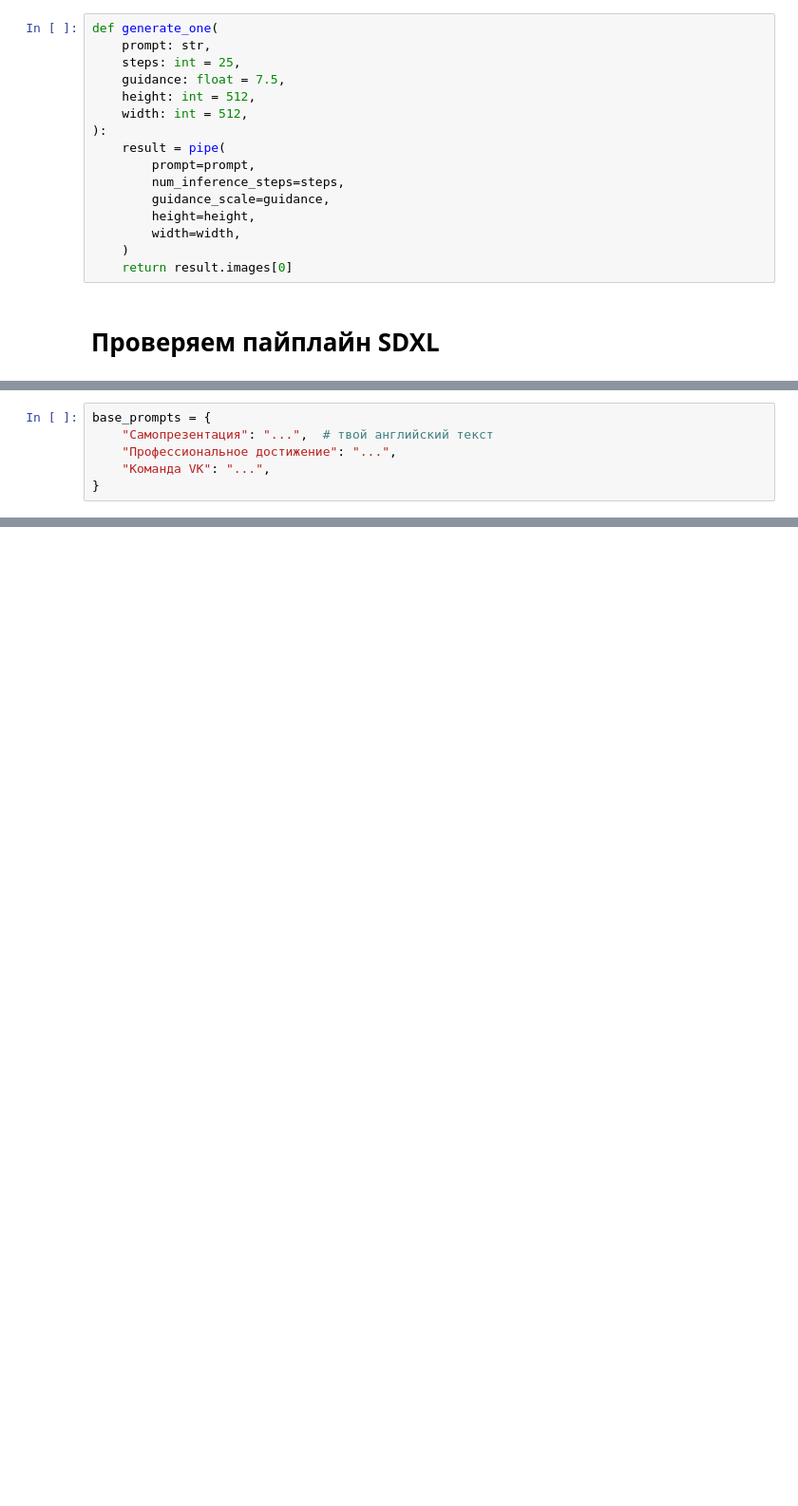
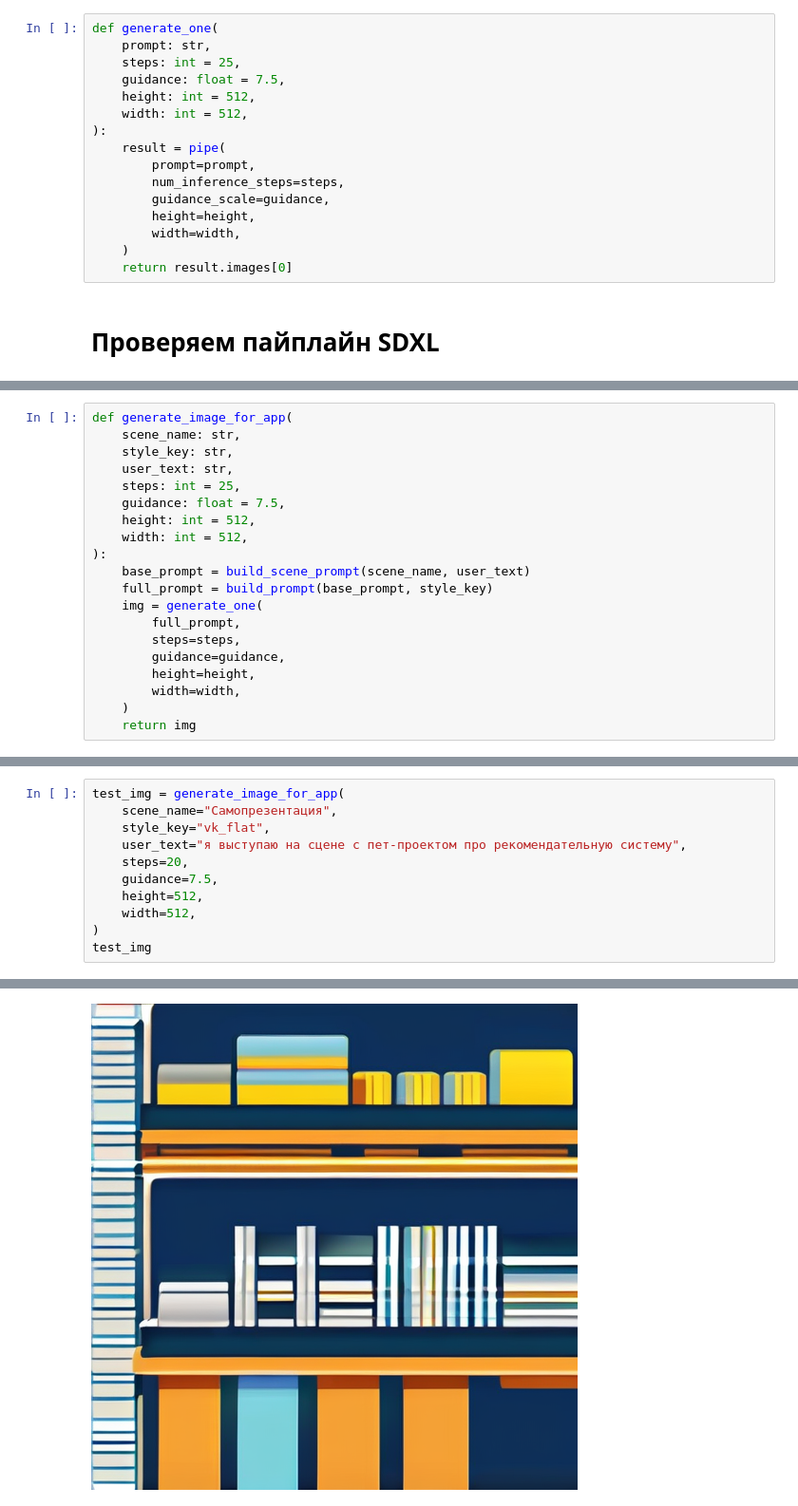
Before and after one commit to desve/vk-text-to-image-demo, a Jupyter notebook: 04_service_layer.ipynb, the cells around one changed output, grey strips where cells are left out. Shown at 95% size. Saved outputs shown, nothing was run; the diff lists cells and outputs as text; blank space fills up the shorter version.

```diff
--- a/04_service_layer.ipynb
+++ b/04_service_layer.ipynb
@@ -93,6 +92,0 @@ KeyboardInterrupt:
-# %%
-base_prompts = {
-    "Самопрезентация": "...",  # твой английский текст
-    "Профессиональное достижение": "...",
-    "Команда VK": "...",
-}
@@ -98,0 +119,20 @@ base_prompts = {
+# %%
+def generate_image_for_app(
+    scene_name: str,
+    style_key: str,
+    user_text: str,
+    steps: int = 25,
+    guidance: float = 7.5,
+    height: int = 512,
+    width: int = 512,
+):
+    base_prompt = build_scene_prompt(scene_name, user_text)
+    full_prompt = build_prompt(base_prompt, style_key)
+    img = generate_one(
+        full_prompt,
+        steps=steps,
+        guidance=guidance,
+        height=height,
+        width=width,
+    )
+    return img
@@ -98,0 +141,12 @@ base_prompts = {
+# %%
+test_img = generate_image_for_app(
+    scene_name="Самопрезентация",
+    style_key="vk_flat",
+    user_text="я выступаю на сцене с пет‑проектом про рекомендательную систему",
+    steps=20,
+    guidance=7.5,
+    height=512,
+    width=512,
+)
+test_img
+# %% [output]
@@ -98,0 +155 @@ base_prompts = {
+[figure, added]
```
Also changed, not shown: parts of 7 cells of this notebook.
